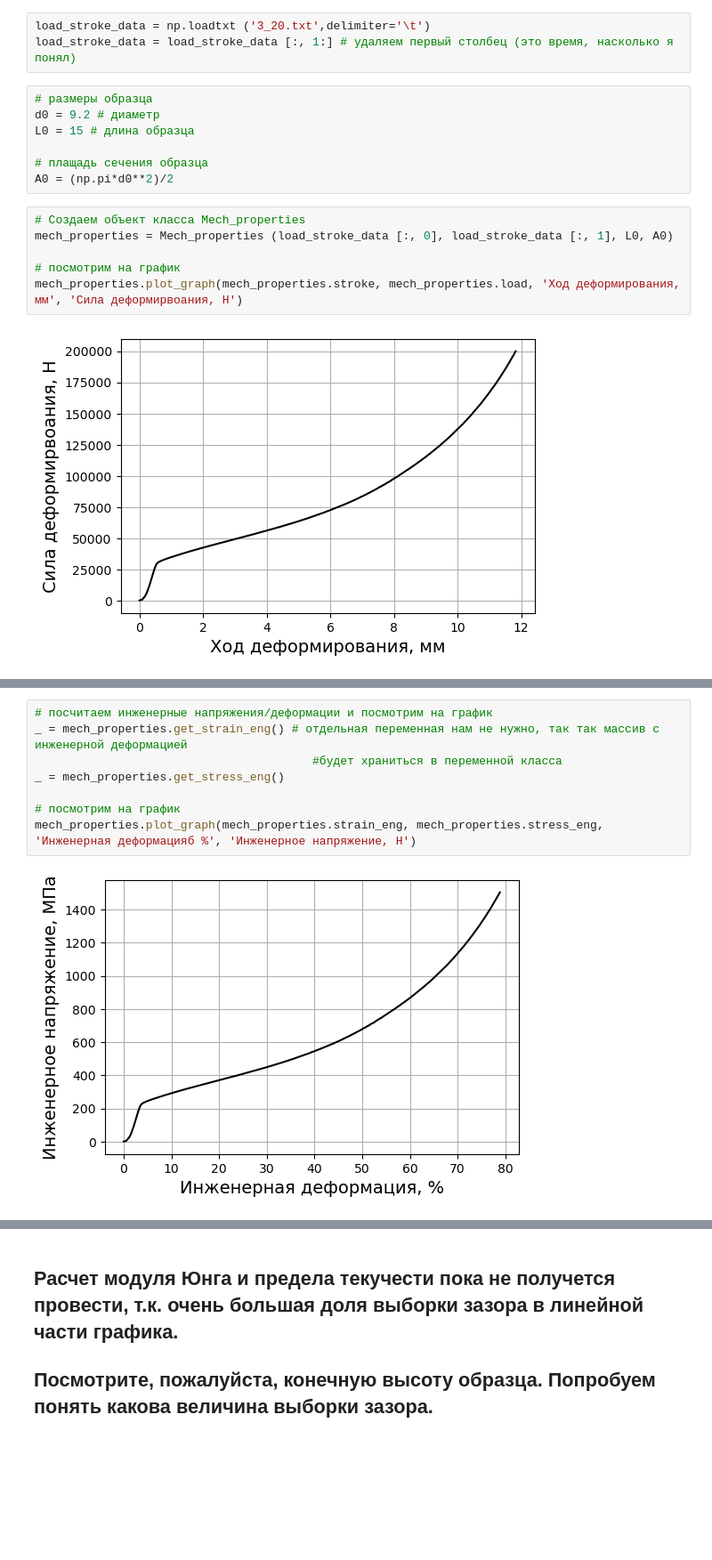
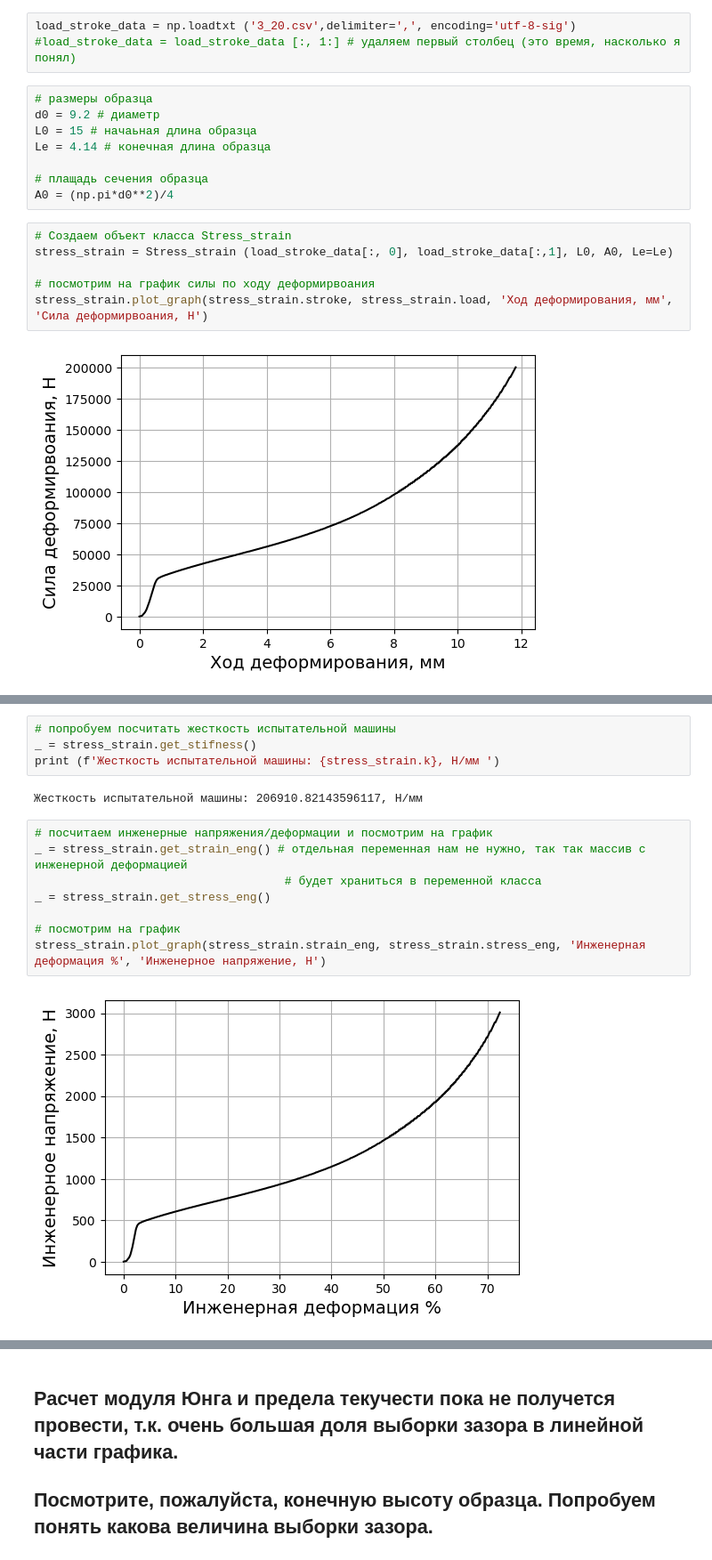
Before and after one commit to AlexanderASidorov/tension_test_calculations, a Jupyter notebook: dz/dz001/Fairuzova/Compression_test.ipynb, the cells around one changed output, grey strips where cells are left out. Shown at 89% size. Cells and saved outputs as stored; diff of their text form; blank space fills up the shorter version.

```diff
--- a/dz/dz001/Fairuzova/Compression_test.ipynb
+++ b/dz/dz001/Fairuzova/Compression_test.ipynb
@@ -6,20 +6,21 @@ from Lection_006 import Mech_properties, Flow_stress
 import numpy as np
 import matplotlib.pyplot as plt
 # %%
-load_stroke_data = np.loadtxt ('3_20.txt',delimiter='\t')
-load_stroke_data = load_stroke_data [:, 1:] # удаляем первый столбец (это время, насколько я понял)
+load_stroke_data = np.loadtxt ('3_20.csv',delimiter=',', encoding='utf-8-sig')
+#load_stroke_data = load_stroke_data [:, 1:] # удаляем первый столбец (это время, насколько я понял)
 # %%
 # размеры образца
 d0 = 9.2 # диаметр
-L0 = 15 # длина образца
+L0 = 15 # начаьная длина образца
+Le = 4.14 # конечная длина образца
 
 # плащадь сечения образца
-A0 = (np.pi*d0**2)/2
+A0 = (np.pi*d0**2)/4
 # %%
-# Создаем объект класса Mech_properties
-mech_properties = Mech_properties (load_stroke_data [:, 0], load_stroke_data [:, 1], L0, A0)
+# Создаем объект класса Stress_strain
+stress_strain = Stress_strain (load_stroke_data[:, 0], load_stroke_data[:,1], L0, A0, Le=Le)
 
-# посмотрим на график
-mech_properties.plot_graph(mech_properties.stroke, mech_properties.load, 'Ход деформирования, мм', 'Сила деформирвоания, Н')
+# посмотрим на график силы по ходу деформирвоания
+stress_strain.plot_graph(stress_strain.stroke, stress_strain.load, 'Ход деформирования, мм', 'Сила деформирвоания, Н')
 # %% [output]
 [figure]
@@ -26,10 +32,16 @@ mech_properties.plot_graph(mech_properties.stroke, mech_properties.load, 'Ход
+# %%
+# попробуем посчитать жесткость испытательной машины
+_ = stress_strain.get_stifness()
+print (f'Жесткость испытательной машины: {stress_strain.k}, Н/мм ')
+# %% [output]
+Жесткость испытательной машины: 206910.82143596117, Н/мм
 # %%
 # посчитаем инженерные напряжения/деформации и посмотрим на график
-_ = mech_properties.get_strain_eng() # отдельная переменная нам не нужно, так так массив с инженерной деформацией
-                                        #будет храниться в переменной класса
-_ = mech_properties.get_stress_eng()
+_ = stress_strain.get_strain_eng() # отдельная переменная нам не нужно, так так массив с инженерной деформацией
+                                    # будет храниться в переменной класса
+_ = stress_strain.get_stress_eng()
 
 # посмотрим на график
-mech_properties.plot_graph(mech_properties.strain_eng, mech_properties.stress_eng, 'Инженерная деформацияб %', 'Инженерное напряжение, Н')
+stress_strain.plot_graph(stress_strain.strain_eng, stress_strain.stress_eng, 'Инженерная деформация %', 'Инженерное напряжение, Н')
 # %% [output]
-[figure, old version]
+[figure, new version]
```
Also changed, not shown: parts of 7 cells of this notebook, 7 other files.
